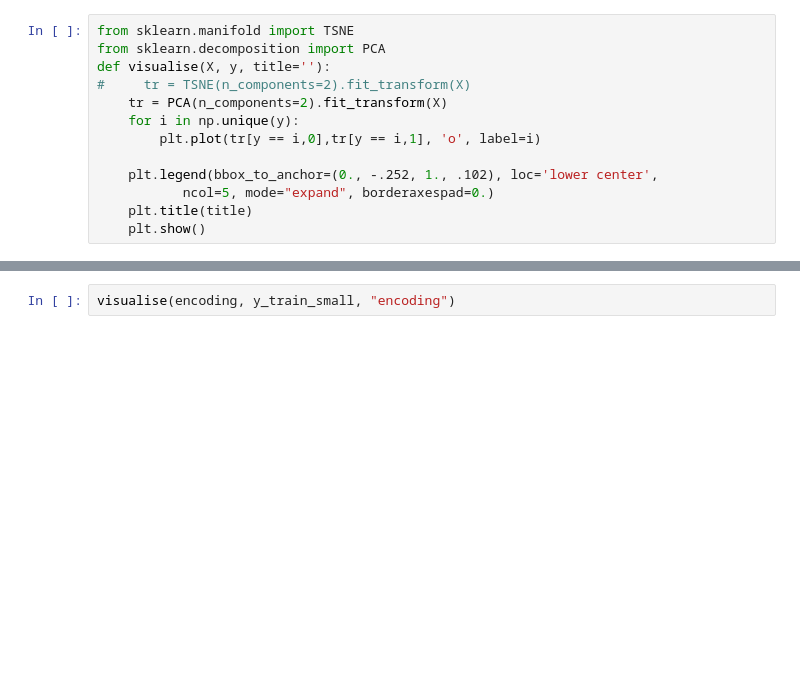
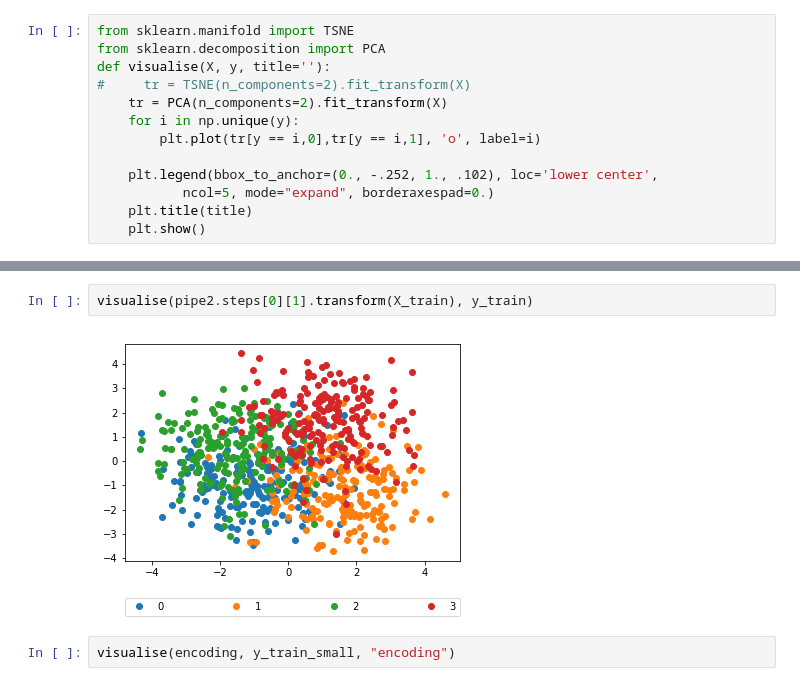
Before and after one commit to slipguru/sliding-ecoc, a Jupyter notebook: notebooks/testing_synthetic.ipynb, the cells around one changed output, grey strips where cells are left out. Saved outputs shown, nothing was run; the diff lists cells and outputs as text; blank space fills up the shorter version.

```diff
--- a/notebooks/testing_synthetic.ipynb
+++ b/notebooks/testing_synthetic.ipynb
@@ -142,3 +209,7 @@ visualise(encoding, y_train)
+# %%
+visualise(pipe2.steps[0][1].transform(X_train), y_train)
+# %% [output]
+[figure, added]
 # %%
 visualise(encoding, y_train_small, "encoding")
 # %%
```
Also changed, not shown: parts of 17 cells of this notebook, 1 other file.
